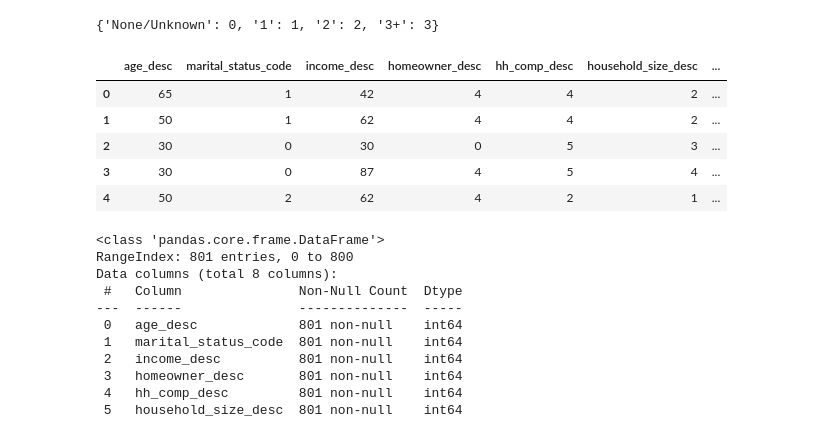
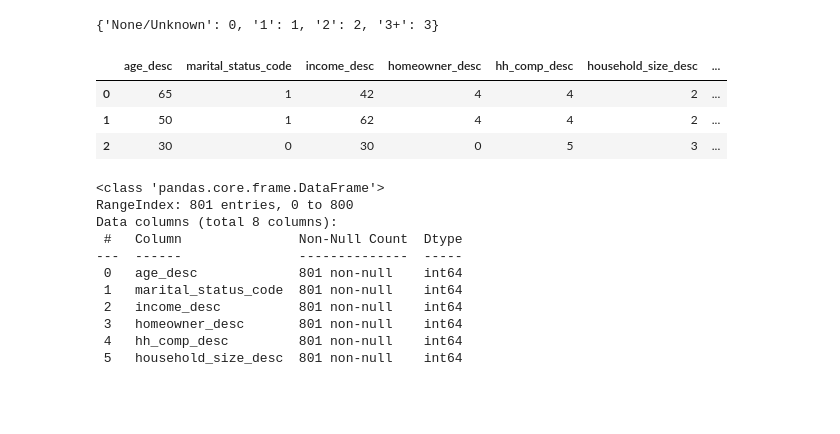
Before and after one commit to OlegRev/recommendation_systems, a Jupyter notebook: course_project.ipynb, the cells around one changed output. Saved outputs shown, nothing was run; the diff lists cells and outputs as text; code cells hidden in the pictures; blank space fills up the shorter version.

```diff
--- a/course_project.ipynb
+++ b/course_project.ipynb
@@ -240,14 +285,12 @@ user_features.kid_category_desc.replace(
     get_replace_dict(user_features.kid_category_desc.unique()),
     inplace=True)
 # %%
-user_features.head()
+user_features.head(3)
 # %% [output]
 |  | age_desc | marital_status_code | income_desc | homeowner_desc | hh_comp_desc | household_size_desc | ... |
 | 0 | 65 | 1 | 42 | 4 | 4 | 2 | ... |
 | 1 | 50 | 1 | 62 | 4 | 4 | 2 | ... |
 | 2 | 30 | 0 | 30 | 0 | 5 | 3 | ... |
-| 3 | 30 | 0 | 87 | 4 | 5 | 4 | ... |
-| 4 | 50 | 2 | 62 | 4 | 2 | 1 | ... |
 # %%
 user_features.info()
 # %% [output]
```
Also changed, not shown: parts of 37 cells of this notebook, 1 other file.
